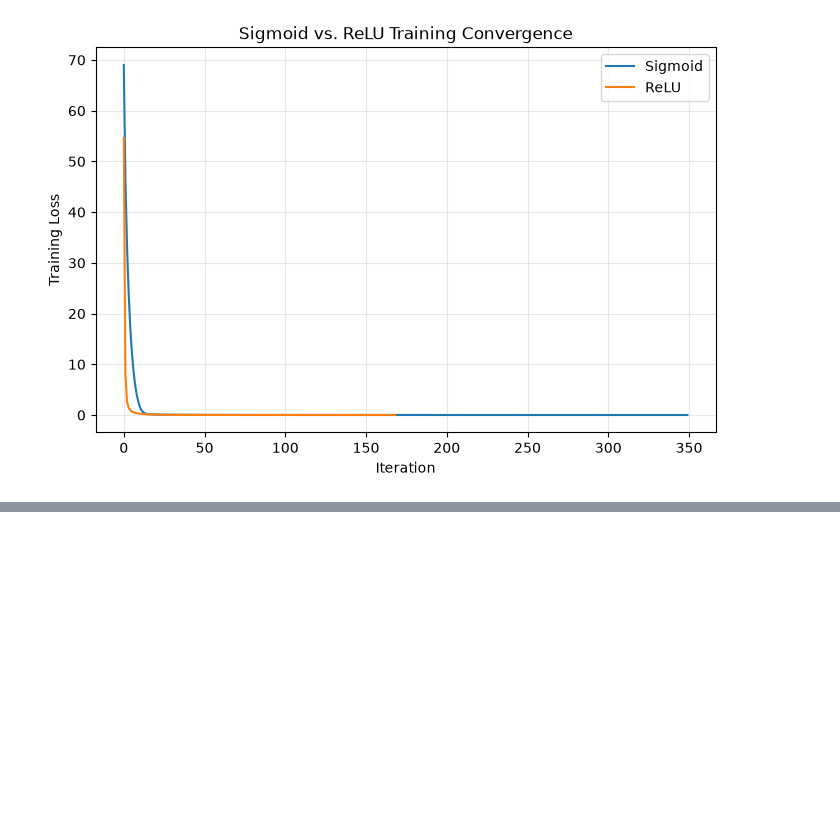
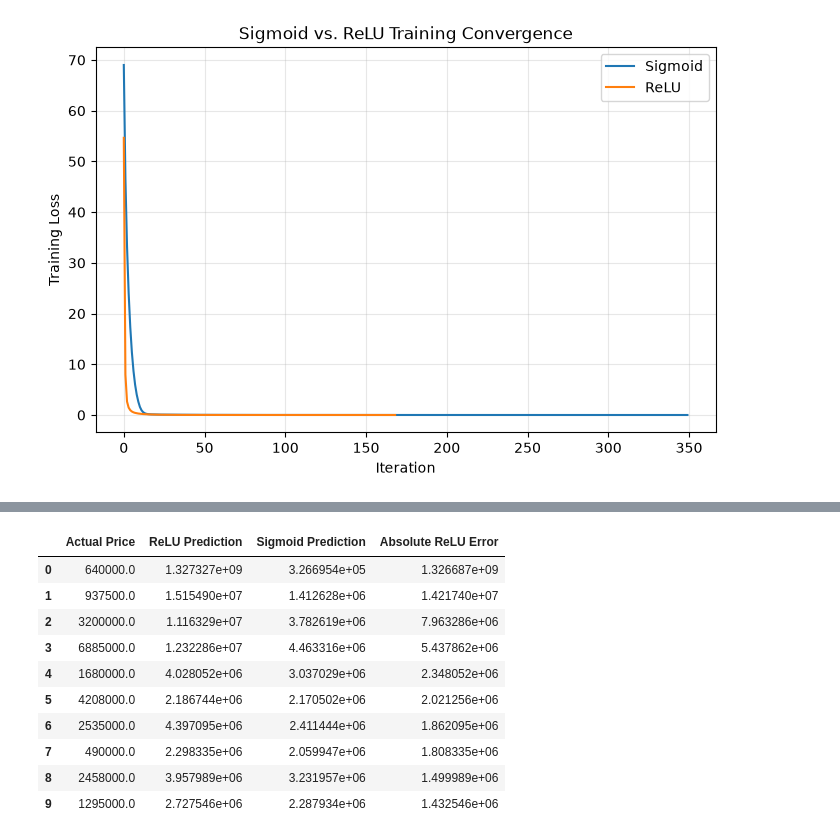
Before and after one commit to priyadarshiansu/cap5610-midterm, a Jupyter notebook: notebooks/02_neural_network_regression.ipynb, the cells around one changed output, grey strips where cells are left out. Cells and saved outputs as stored; diff of their text form; code cells hidden in the pictures; blank space fills up the shorter version.

```diff
--- a/notebooks/02_neural_network_regression.ipynb
+++ b/notebooks/02_neural_network_regression.ipynb
@@ -391,0 +471,28 @@ plt.show()
+# %%
+# Inspect the observations with the largest absolute ReLU errors.
+relu_errors = np.abs(
+    relu_val_price - y_val_price.to_numpy()
+)
+
+worst_indices = np.argsort(relu_errors)[-10:][::-1]
+
+relu_error_table = pd.DataFrame({
+    "Actual Price": y_val_price.iloc[worst_indices].to_numpy(),
+    "ReLU Prediction": relu_val_price[worst_indices],
+    "Sigmoid Prediction": sigmoid_val_price[worst_indices],
+    "Absolute ReLU Error": relu_errors[worst_indices]
+})
+
+relu_error_table
+# %% [output]
+|  | Actual Price | ReLU Prediction | Sigmoid Prediction | Absolute ReLU Error |
+| 0 | 640000.0 | 1.327327e+09 | 3.266954e+05 | 1.326687e+09 |
+| 1 | 937500.0 | 1.515490e+07 | 1.412628e+06 | 1.421740e+07 |
+| 2 | 3200000.0 | 1.116329e+07 | 3.782619e+06 | 7.963286e+06 |
+| 3 | 6885000.0 | 1.232286e+07 | 4.463316e+06 | 5.437862e+06 |
+| 4 | 1680000.0 | 4.028052e+06 | 3.037029e+06 | 2.348052e+06 |
+| 5 | 4208000.0 | 2.186744e+06 | 2.170502e+06 | 2.021256e+06 |
+| 6 | 2535000.0 | 4.397095e+06 | 2.411444e+06 | 1.862095e+06 |
+| 7 | 490000.0 | 2.298335e+06 | 2.059947e+06 | 1.808335e+06 |
+| 8 | 2458000.0 | 3.957989e+06 | 3.231957e+06 | 1.499989e+06 |
+| 9 | 1295000.0 | 2.727546e+06 | 2.287934e+06 | 1.432546e+06 |
```
Also changed, not shown: parts of 3 cells of this notebook.
